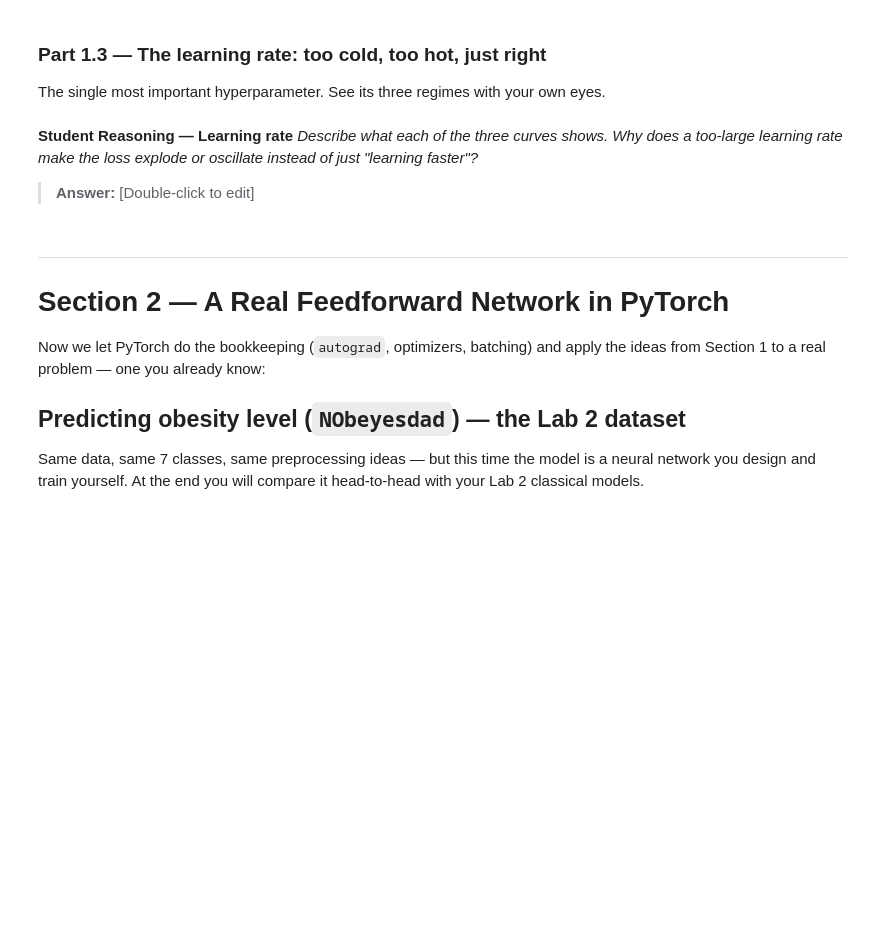
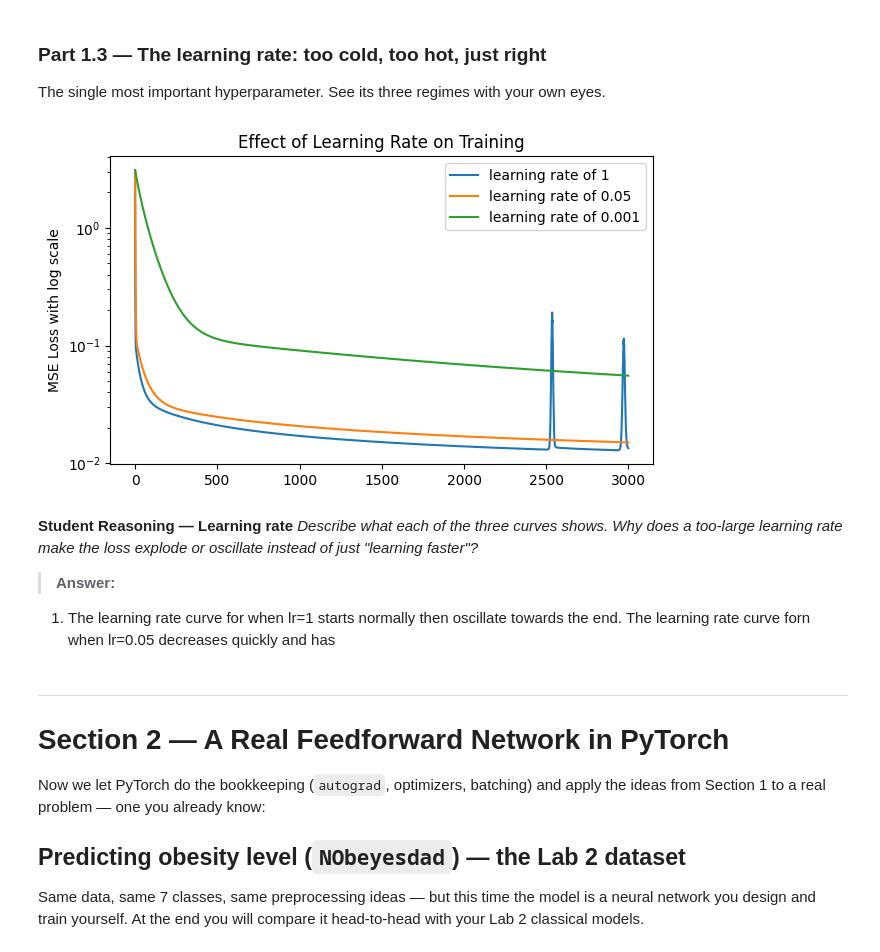
Before and after one commit to joyy-atschool/lab-3, a Jupyter notebook: lab_3.ipynb, the cells around one changed output. Saved outputs shown, nothing was run; the diff lists cells and outputs as text; code cells hidden in the pictures; blank space fills up the shorter version.

Commit message:
Part 1.3 code done

```diff
--- a/lab_3.ipynb
+++ b/lab_3.ipynb
@@ -277,9 +269,85 @@ The single most important hyperparameter. See its three regimes with your own ey
+# %%
+
+# TODO: Wrap your Part 1.2 training loop in a function train_toy(lr, steps=3000)
+#   that returns the list of losses.
+
+
+def train_toy(lr, steps=3000):
+
+  np.random.seed(42)
+
+
+  W1 = np.random.randn(1,8)*0.5
+  b1 = np.zeros(8)
+
+  W2 = np.random.randn(8,1)*0.5
+  b2 = np.zeros(1)
+
+
+  losses = []
+
+
+  for step in range(steps):
+    z1 = x @ W1 + b1
+    h  = np.tanh(z1)
+
+    y_hat = h @ W2 + b2
+    loss  = np.mean((y_hat - y) ** 2)
+    losses.append(loss)
+
+
+    d_yhat = 2 * (y_hat - y) / len(y)
+    dW2 = h.T @ d_yhat
+    db2 = d_yhat.sum(axis=0)
+    dh  = d_yhat @ W2.T
+    dz1 = dh * (1 - np.tanh(z1) ** 2)
+
+    dW1 = x.T @ dz1
+    db1 = dz1.sum(axis=0)
+
+    W1   -= lr * dW1
+    b1   -= lr * db1
+    W2   -= lr * dW2
+    b2   -= lr * db2
+  return losses
+
+
+
+
+# TODO: Run it with THREE learning rates, e.g. lr = 0.001, 0.05, 1.0
+#   (keep the same initial weights for a fair comparison — reset the seed).
+
+loss_1 = train_toy(lr=0.1,steps = 3000)
+loss_2 = train_toy(lr=0.05,steps=3000)
+loss_3 = train_toy(lr = 0.001,steps=3000)
+
+# TODO: Plot the three loss curves on the same axes (log scale on y helps), with a legend.
+
+
+plt.figure(figsize=(7,4))
+
+plt.plot(loss_1,label = "learning rate of 1")
+plt.plot(loss_2,label = "learning rate of 0.05")
+plt.plot(loss_3,label = "learning rate of 0.001")
+
+plt.yscale("log")
+plt.ylabel("MSE Loss with log scale")
+plt.title("Effect of Learning Rate on Training")
+
+
+plt.legend()
+plt.show()
+# %% [output]
+[figure, added]
 # %% [markdown]
 **Student Reasoning — Learning rate**
 *Describe what each of the three curves shows. Why does a too-large learning rate make the
 loss explode or oscillate instead of just "learning faster"?*
 
-> **Answer:** [Double-click to edit]
+> **Answer:**
+
+1. The learning rate curve for when lr=1 starts normally then oscillate towards the end.
+The learning rate curve forn when lr=0.05 decreases quickly and has
 # %% [markdown]
 ---
 # Section 2 — A Real Feedforward Network in PyTorch
```
Also changed, not shown: parts of 1 cell of this notebook.
